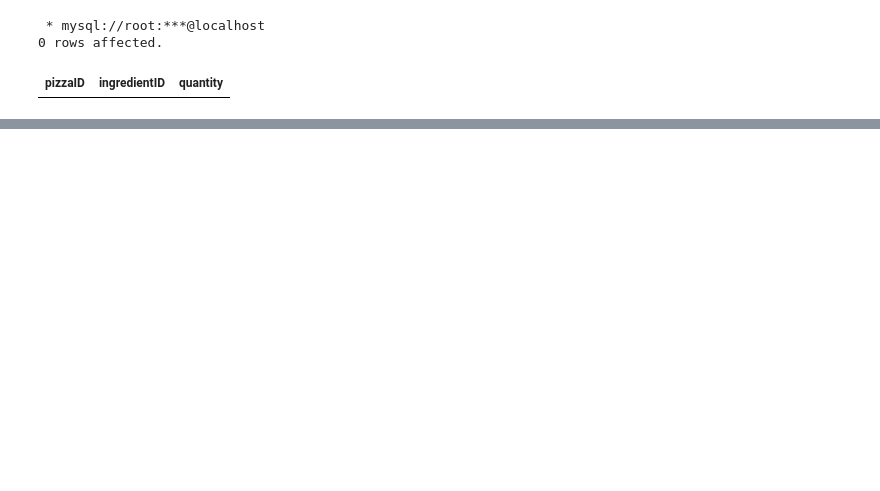
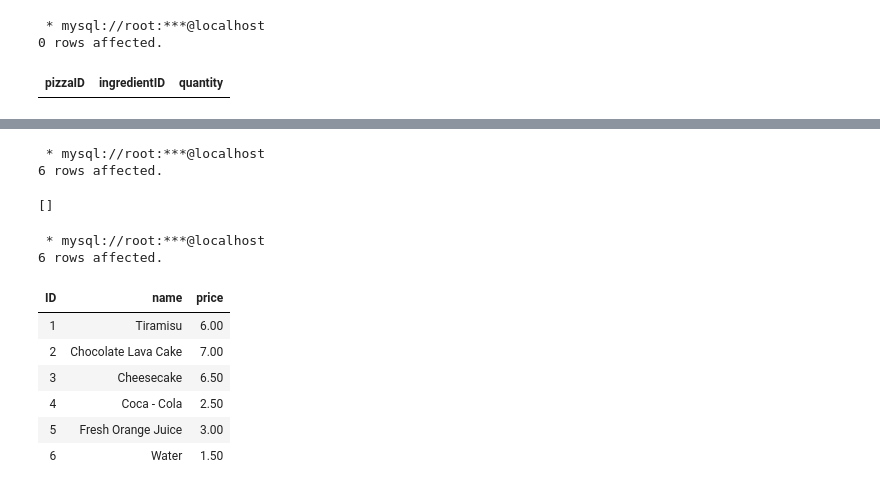
Before and after one commit to misia732/databases_project, a Jupyter notebook: shema.ipynb, the cells around one changed output, grey strips where cells are left out. Saved outputs shown, nothing was run; the diff lists cells and outputs as text; code cells hidden in the pictures; blank space fills up the shorter version.

```diff
--- a/shema.ipynb
+++ b/shema.ipynb
@@ -208,0 +402,29 @@ SELECT * FROM pizzaIngredient;
+# %%
+%%sql
+
+INSERT IGNORE INTO drinkAndDesert (name, price)
+VALUES
+    ('Tiramisu', 6.0),
+    ('Chocolate Lava Cake', 7.0),
+    ('Cheesecake', 6.5),
+    ('Coca - Cola', 2.5),
+    ('Fresh Orange Juice', 3.0),
+    ('Water', 1.5);
+# %% [output]
+ * mysql://root:***@localhost
+6 rows affected.
+[]
+# %%
+%%sql
+
+SELECT * FROM drinkAndDesert;
+# %% [output]
+ * mysql://root:***@localhost
+6 rows affected.
+| ID | name | price |
+| 1 | Tiramisu | 6.00 |
+| 2 | Chocolate Lava Cake | 7.00 |
+| 3 | Cheesecake | 6.50 |
+| 4 | Coca - Cola | 2.50 |
+| 5 | Fresh Orange Juice | 3.00 |
+| 6 | Water | 1.50 |
```
Also changed, not shown: parts of 13 cells of this notebook, 4 other files.
